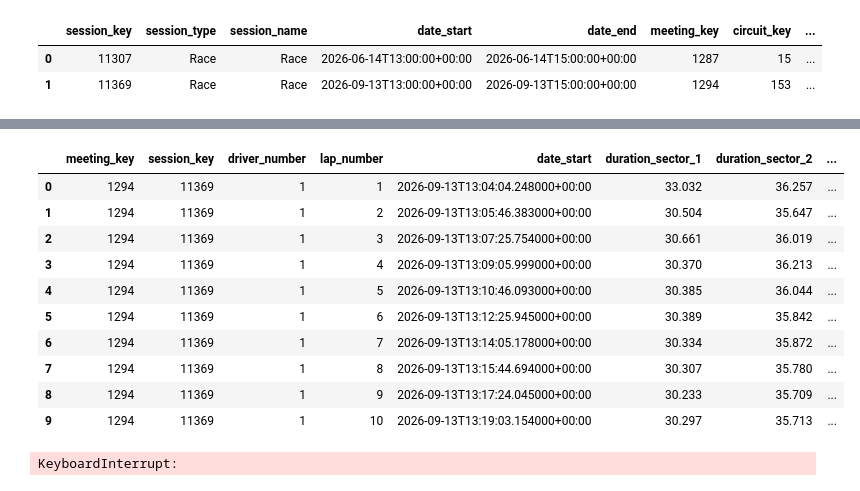
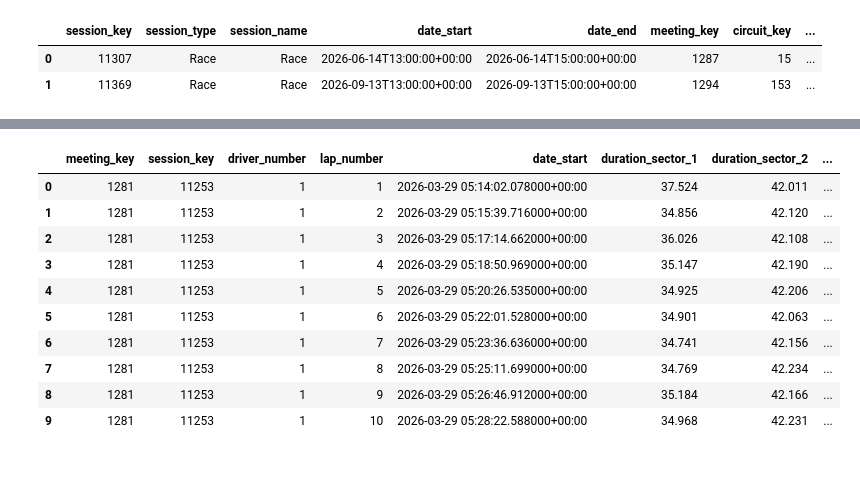
Before and after one commit to aurrog/f1_Lab, a Jupyter notebook: notebooks/v3.ipynb, the cells around one changed output, grey strips where cells are left out. Cells and saved outputs as stored; diff of their text form; code cells hidden in the pictures.

```diff
--- a/notebooks/v3.ipynb
+++ b/notebooks/v3.ipynb
@@ -129,37 +130,37 @@ drivers_df.head(10)
 laps = requests.get(
     f"{BASE}/laps",
     params={
-        "session_key": 11369,
+        "session_key": 11253,
         "driver_number": 1,
     },
 ).json()
 
 laps_df = pd.DataFrame(laps)
 # %%
+laps_df["date_start"] = pd.to_datetime(laps_df["date_start"], utc=True)
+
 laps_df.head(10)
 # %% [output]
 |  | meeting_key | session_key | driver_number | lap_number | date_start | duration_sector_1 | duration_sector_2 | ... |
-| 0 | 1294 | 11369 | 1 | 1 | 2026-09-13T13:04:04.248000+00:00 | 33.032 | 36.257 | ... |
-| 1 | 1294 | 11369 | 1 | 2 | 2026-09-13T13:05:46.383000+00:00 | 30.504 | 35.647 | ... |
-| 2 | 1294 | 11369 | 1 | 3 | 2026-09-13T13:07:25.754000+00:00 | 30.661 | 36.019 | ... |
-| 3 | 1294 | 11369 | 1 | 4 | 2026-09-13T13:09:05.999000+00:00 | 30.370 | 36.213 | ... |
-| 4 | 1294 | 11369 | 1 | 5 | 2026-09-13T13:10:46.093000+00:00 | 30.385 | 36.044 | ... |
-| 5 | 1294 | 11369 | 1 | 6 | 2026-09-13T13:12:25.945000+00:00 | 30.389 | 35.842 | ... |
-| 6 | 1294 | 11369 | 1 | 7 | 2026-09-13T13:14:05.178000+00:00 | 30.334 | 35.872 | ... |
-| 7 | 1294 | 11369 | 1 | 8 | 2026-09-13T13:15:44.694000+00:00 | 30.307 | 35.780 | ... |
-| 8 | 1294 | 11369 | 1 | 9 | 2026-09-13T13:17:24.045000+00:00 | 30.233 | 35.709 | ... |
-| 9 | 1294 | 11369 | 1 | 10 | 2026-09-13T13:19:03.154000+00:00 | 30.297 | 35.713 | ... |
+| 0 | 1281 | 11253 | 1 | 1 | 2026-03-29 05:14:02.078000+00:00 | 37.524 | 42.011 | ... |
+| 1 | 1281 | 11253 | 1 | 2 | 2026-03-29 05:15:39.716000+00:00 | 34.856 | 42.120 | ... |
+| 2 | 1281 | 11253 | 1 | 3 | 2026-03-29 05:17:14.662000+00:00 | 36.026 | 42.108 | ... |
+| 3 | 1281 | 11253 | 1 | 4 | 2026-03-29 05:18:50.969000+00:00 | 35.147 | 42.190 | ... |
+| 4 | 1281 | 11253 | 1 | 5 | 2026-03-29 05:20:26.535000+00:00 | 34.925 | 42.206 | ... |
+| 5 | 1281 | 11253 | 1 | 6 | 2026-03-29 05:22:01.528000+00:00 | 34.901 | 42.063 | ... |
+| 6 | 1281 | 11253 | 1 | 7 | 2026-03-29 05:23:36.636000+00:00 | 34.741 | 42.156 | ... |
+| 7 | 1281 | 11253 | 1 | 8 | 2026-03-29 05:25:11.699000+00:00 | 34.769 | 42.234 | ... |
+| 8 | 1281 | 11253 | 1 | 9 | 2026-03-29 05:26:46.912000+00:00 | 35.184 | 42.166 | ... |
+| 9 | 1281 | 11253 | 1 | 10 | 2026-03-29 05:28:22.588000+00:00 | 34.968 | 42.231 | ... |
 # %%
 telemetry = requests.get(
     f"{BASE}/car_data",
     params={
-        "session_key": 11369,
-        "driver_number": 1,
+        "session_key": 11253,
+        "driver_number": 3,
     },
 ).json()
 
 telemetry_df = pd.DataFrame(telemetry)
-# %% [output]
-KeyboardInterrupt:
 # %%
 telemetry_df
```
Also changed, not shown: parts of 10 cells of this notebook, 6 other files.
